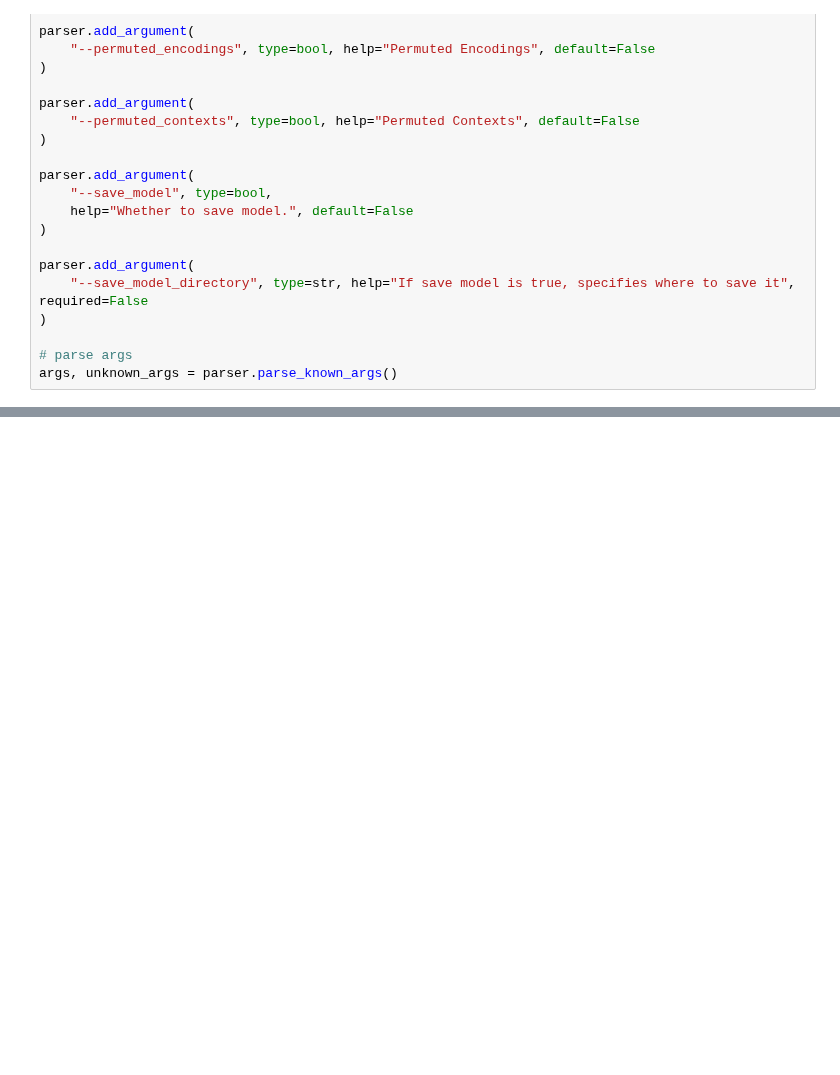
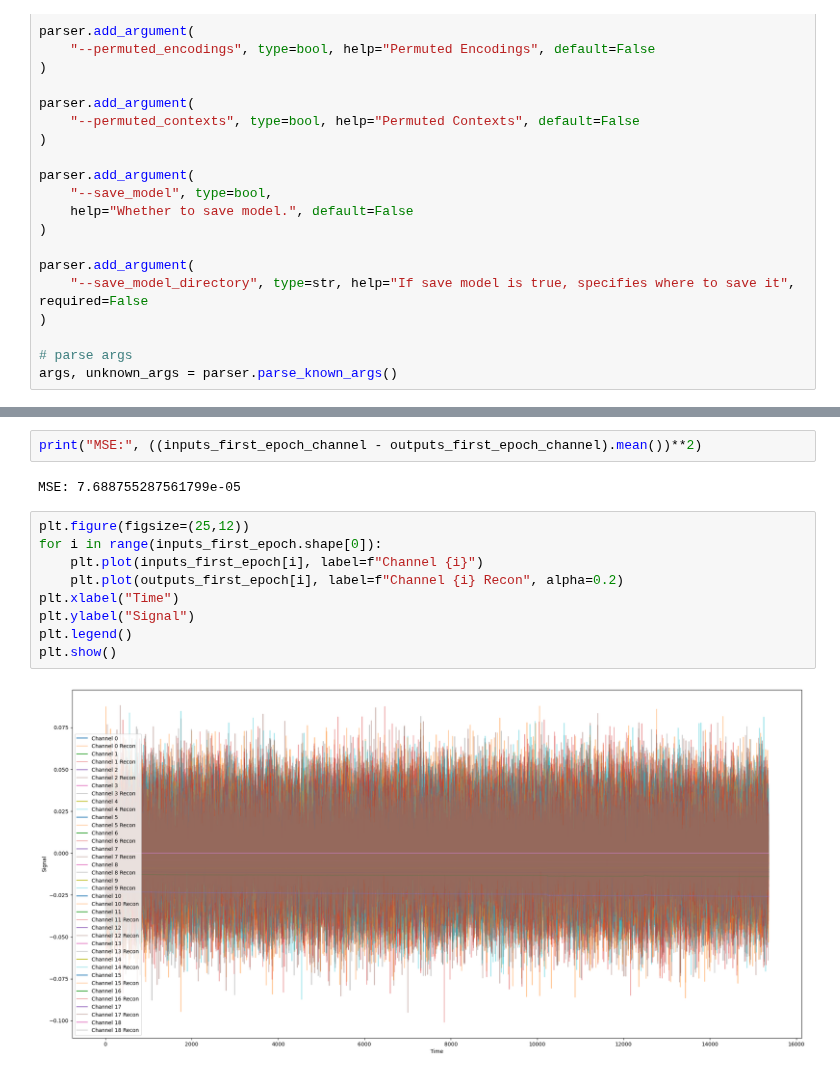
Before and after one commit to MatthewChen37/EEG-Foundation-Model, a Jupyter notebook: TestTrainedMENDR.ipynb, the cells around one changed output, grey strips where cells are left out. Saved outputs shown, nothing was run; the diff lists cells and outputs as text; blank space fills up the shorter version.

```diff
--- a/TestTrainedMENDR.ipynb
+++ b/TestTrainedMENDR.ipynb
@@ -233,0 +272,15 @@ times_block.conv.2.kernels.2.bias
+# %%
+print("MSE:", ((inputs_first_epoch_channel - outputs_first_epoch_channel).mean())**2)
+# %% [output]
+MSE: 7.688755287561799e-05
+# %%
+plt.figure(figsize=(25,12))
+for i in range(inputs_first_epoch.shape[0]):
+    plt.plot(inputs_first_epoch[i], label=f"Channel {i}")
+    plt.plot(outputs_first_epoch[i], label=f"Channel {i} Recon", alpha=0.2)
+plt.xlabel("Time")
+plt.ylabel("Signal")
+plt.legend()
+plt.show()
+# %% [output]
+[figure, added]
```
Also changed, not shown: parts of 15 cells of this notebook, 1 other file.
